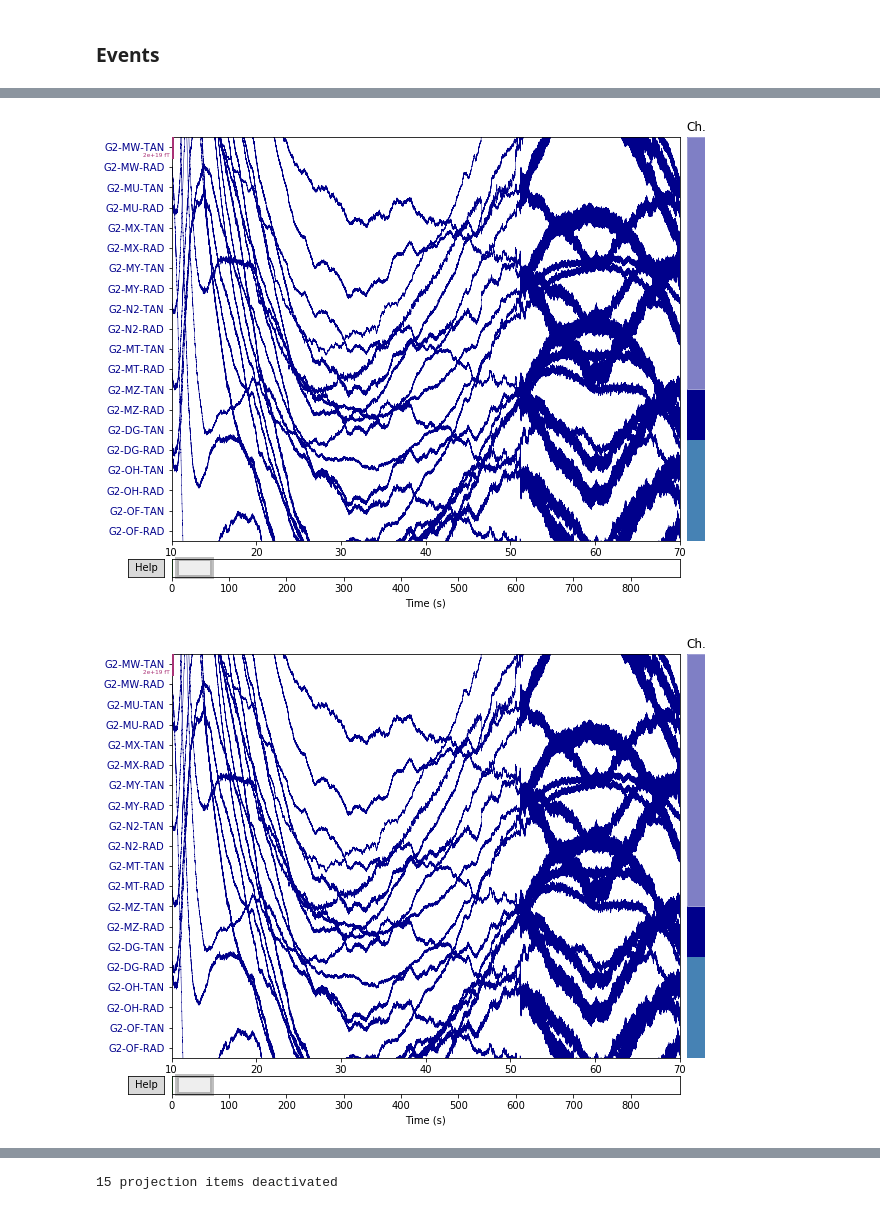
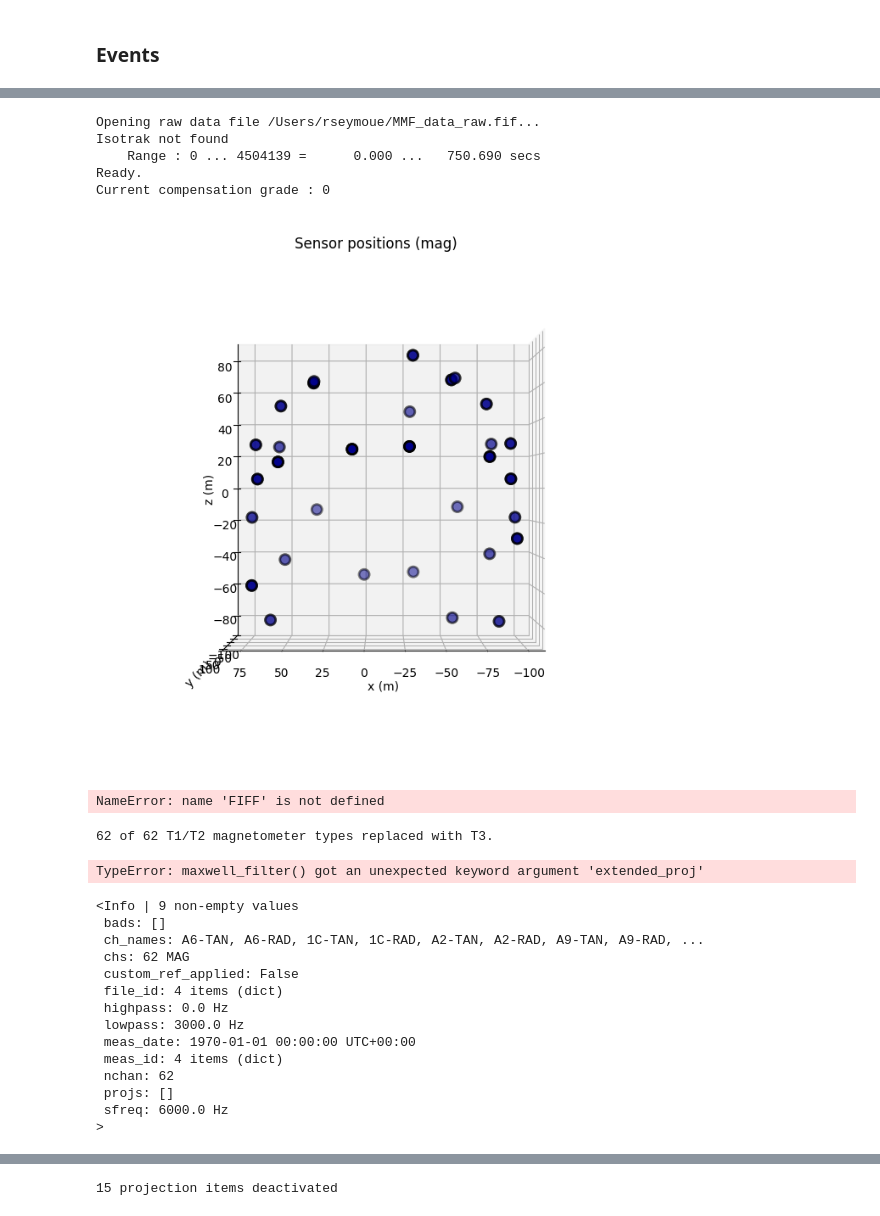
Before and after one commit to neurofractal/analyse_OPMEG, a Jupyter notebook: test_scripts/load_OPMdata_MNE.ipynb, the cells around one changed output, grey strips where cells are left out. Cells and saved outputs as stored; diff of their text form; code cells hidden in the pictures.

```diff
--- a/test_scripts/load_OPMdata_MNE.ipynb
+++ b/test_scripts/load_OPMdata_MNE.ipynb
@@ -103,0 +117,4 @@ Ready.
+# %%
+raw = raw.notch_filter(np.arange(50, 251, 50),notch_widths=2)
+raw = raw.notch_filter(120,notch_widths=2)
+raw = raw.filter(l_freq=2, h_freq=40)
@@ -112,0 +187,10 @@ ValueError: You have 522581 events shorter than the shortest_event. These are ve
+# %%
+# Make a montage
+pos_tsv = pd.read_csv(pos_file,sep='\t')
+
+dict = {}
+
+for e in np.arange(0,len(pos_tsv)):
+    dict[pos_tsv.name[e]] = np.array([pos_tsv.Px[e]/1000,pos_tsv.Py[e]/1000,pos_tsv.Pz[e]/1000])
+
+montage_opm = mne.channels.make_dig_montage(ch_pos=dict,coord_frame='mri')
@@ -113 +199,3 @@ ValueError: You have 522581 events shorter than the shortest_event. These are ve
+# %%
+raw.info.set_montage(montage_opm)
 # %%
@@ -187,5 +205,28 @@ Effective window size : 2.048 (s)
-# %%
-raw.plot(scalings = 1e4, start=10.0,duration = 60)
-# %% [output]
-[figure, removed]
-[figure, removed]
+# %%
+from mne.io import read_raw_fif
+raw2 = read_raw_fif('/Users/rseymoue/MMF_data_raw.fif')
+raw_mag = raw.pick_types('mag')
+
+raw_mag.info = raw2.info
+
+raw_mag.plot_sensors(kind='3d')
+# %% [output]
+Opening raw data file /Users/rseymoue/MMF_data_raw.fif...
+Isotrak not found
+    Range : 0 ... 4504139 =      0.000 ...   750.690 secs
+Ready.
+Current compensation grade : 0
+[figure, added]
+# %%
+mag_picks = mne.pick_types(raw_mag.info, meg="mag")
+other_picks = np.setdiff1d(np.arange(len(raw_mag.ch_names)), mag_picks)
+
+for ii in mag_picks:
+    raw_mag.info["chs"][ii]["coil_type"] = FIFF.FIFFV_COIL_VV_MAG_T2
+orig_types = np.array([ch["coil_type"] for ch in raw.info["chs"]])
+# %% [output]
+NameError: name 'FIFF' is not defined
+# %%
+mne.channels.fix_mag_coil_types(raw_mag.info)
+# %% [output]
+62 of 62 T1/T2 magnetometer types replaced with T3.
@@ -191,0 +235,21 @@ raw.plot(scalings = 1e4, start=10.0,duration = 60)
+# %%
+raw_mag_sss = mne.preprocessing.maxwell_filter(raw_mag, extended_proj=ssp1, coord_frame='meg',verbose=True)
+# %% [output]
+TypeError: maxwell_filter() got an unexpected keyword argument 'extended_proj'
+# %%
+raw.info
+# %% [output]
+<Info | 9 non-empty values
+ bads: []
+ ch_names: A6-TAN, A6-RAD, 1C-TAN, 1C-RAD, A2-TAN, A2-RAD, A9-TAN, A9-RAD, ...
+ chs: 62 MAG
+ custom_ref_applied: False
+ file_id: 4 items (dict)
+ highpass: 0.0 Hz
+ lowpass: 3000.0 Hz
+ meas_date: 1970-01-01 00:00:00 UTC+00:00
+ meas_id: 4 items (dict)
+ nchan: 62
+ projs: []
+ sfreq: 6000.0 Hz
+>
```
Also changed, not shown: parts of 27 cells of this notebook, 5 other files.
